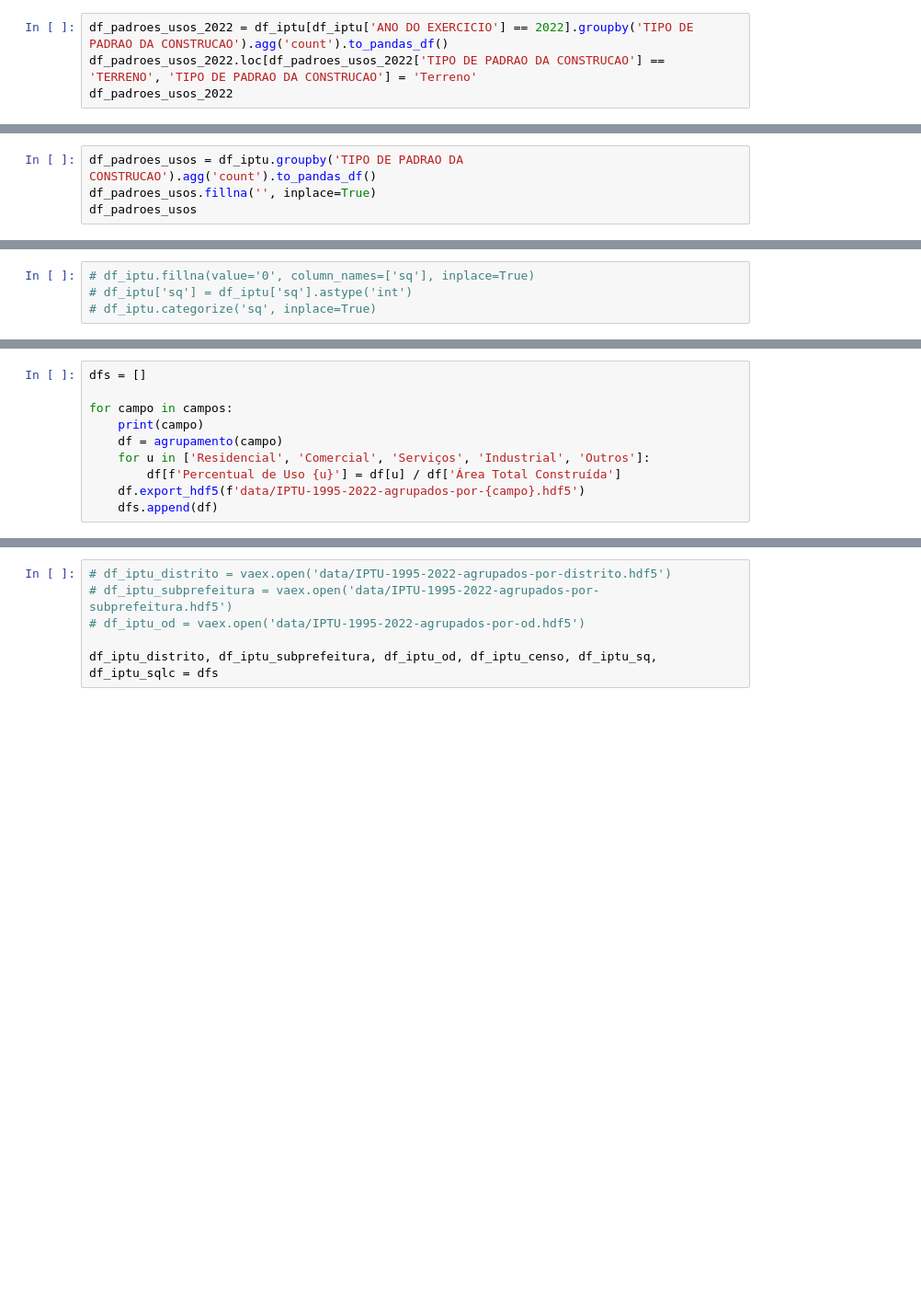
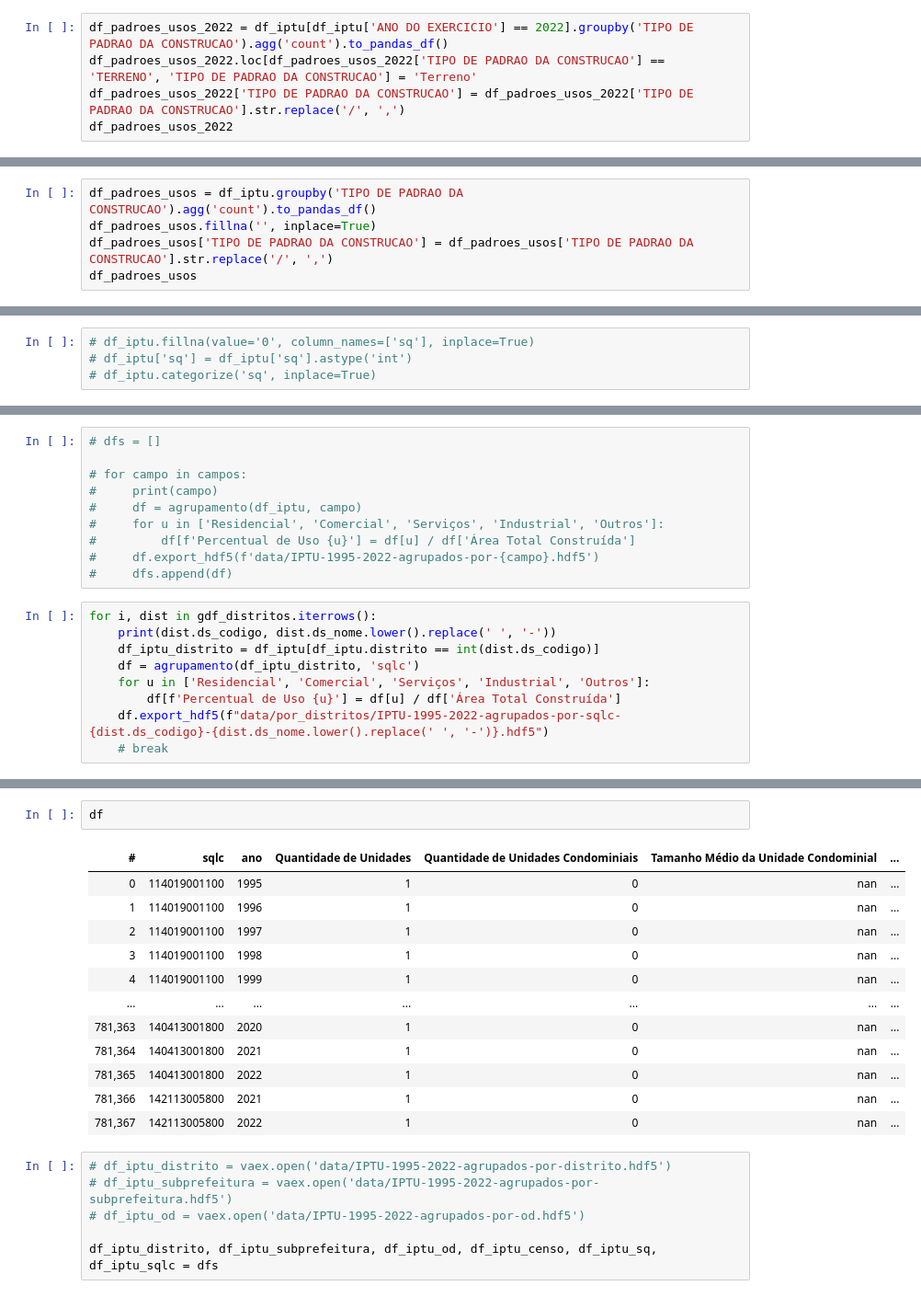
Before and after one commit to cem-usp/dash-iptu, a Jupyter notebook: 01 - Preparando dados do IPTU de 2022.ipynb, the cells around one changed output, grey strips where cells are left out. Shown at 92% size. Saved outputs shown, nothing was run; the diff lists cells and outputs as text; blank space fills up the shorter version.

Commit message:
Processando concatenação de IPTUs e Lotes

```diff
--- a/01 - Preparando dados do IPTU de 2022.ipynb
+++ b/01 - Preparando dados do IPTU de 2022.ipynb
@@ -169,4 +311,5 @@ df_iptu.shape
 # %%
 df_padroes_usos_2022 = df_iptu[df_iptu['ANO DO EXERCICIO'] == 2022].groupby('TIPO DE PADRAO DA CONSTRUCAO').agg('count').to_pandas_df()
 df_padroes_usos_2022.loc[df_padroes_usos_2022['TIPO DE PADRAO DA CONSTRUCAO'] == 'TERRENO', 'TIPO DE PADRAO DA CONSTRUCAO'] = 'Terreno'
+df_padroes_usos_2022['TIPO DE PADRAO DA CONSTRUCAO'] = df_padroes_usos_2022['TIPO DE PADRAO DA CONSTRUCAO'].str.replace('/', ',')
 df_padroes_usos_2022
@@ -173,4 +334,5 @@ df_padroes_usos_2022
 # %%
 df_padroes_usos = df_iptu.groupby('TIPO DE PADRAO DA CONSTRUCAO').agg('count').to_pandas_df()
 df_padroes_usos.fillna('', inplace=True)
+df_padroes_usos['TIPO DE PADRAO DA CONSTRUCAO'] = df_padroes_usos['TIPO DE PADRAO DA CONSTRUCAO'].str.replace('/', ',')
 df_padroes_usos
@@ -306,10 +584,19 @@ campos = ['distrito', 'subprefeitura', 'od', 'censo', 'sq', 'sqlc']
 # %%
-dfs = []
+# dfs = []
 
-for campo in campos:
-    print(campo)
-    df = agrupamento(campo)
-    for u in ['Residencial', 'Comercial', 'Serviços', 'Industrial', 'Outros']:
-        df[f'Percentual de Uso {u}'] = df[u] / df['Área Total Construída']
-    df.export_hdf5(f'data/IPTU-1995-2022-agrupados-por-{campo}.hdf5')
-    dfs.append(df)
+# for campo in campos:
+#     print(campo)
+#     df = agrupamento(df_iptu, campo)
+#     for u in ['Residencial', 'Comercial', 'Serviços', 'Industrial', 'Outros']:
+#         df[f'Percentual de Uso {u}'] = df[u] / df['Área Total Construída']
+#     df.export_hdf5(f'data/IPTU-1995-2022-agrupados-por-{campo}.hdf5')
+#     dfs.append(df)
+# %%
+for i, dist in gdf_distritos.iterrows():
+    print(dist.ds_codigo, dist.ds_nome.lower().replace(' ', '-'))
+    df_iptu_distrito = df_iptu[df_iptu.distrito == int(dist.ds_codigo)]
+    df = agrupamento(df_iptu_distrito, 'sqlc')
+    for u in ['Residencial', 'Comercial', 'Serviços', 'Industrial', 'Outros']:
+        df[f'Percentual de Uso {u}'] = df[u] / df['Área Total Construída']
+    df.export_hdf5(f"data/por_distritos/IPTU-1995-2022-agrupados-por-sqlc-{dist.ds_codigo}-{dist.ds_nome.lower().replace(' ', '-')}.hdf5")
+    # break
@@ -316,3 +622,18 @@ for campo in campos:
+# %%
+df
+# %% [output]
+| # | sqlc | ano | Quantidade de Unidades | Quantidade de Unidades Condominiais | Tamanho Médio da Unidade Condominial | ... |
+| 0 | 114019001100 | 1995 | 1 | 0 | nan | ... |
+| 1 | 114019001100 | 1996 | 1 | 0 | nan | ... |
+| 2 | 114019001100 | 1997 | 1 | 0 | nan | ... |
+| 3 | 114019001100 | 1998 | 1 | 0 | nan | ... |
+| 4 | 114019001100 | 1999 | 1 | 0 | nan | ... |
+| ... | ... | ... | ... | ... | ... | ... |
+| 781,363 | 140413001800 | 2020 | 1 | 0 | nan | ... |
+| 781,364 | 140413001800 | 2021 | 1 | 0 | nan | ... |
+| 781,365 | 140413001800 | 2022 | 1 | 0 | nan | ... |
+| 781,366 | 142113005800 | 2021 | 1 | 0 | nan | ... |
+| 781,367 | 142113005800 | 2022 | 1 | 0 | nan | ... |
 # %%
 # df_iptu_distrito = vaex.open('data/IPTU-1995-2022-agrupados-por-distrito.hdf5')
 # df_iptu_subprefeitura = vaex.open('data/IPTU-1995-2022-agrupados-por-subprefeitura.hdf5')
```
Also changed, not shown: parts of 34 cells of this notebook, 7 other files.
